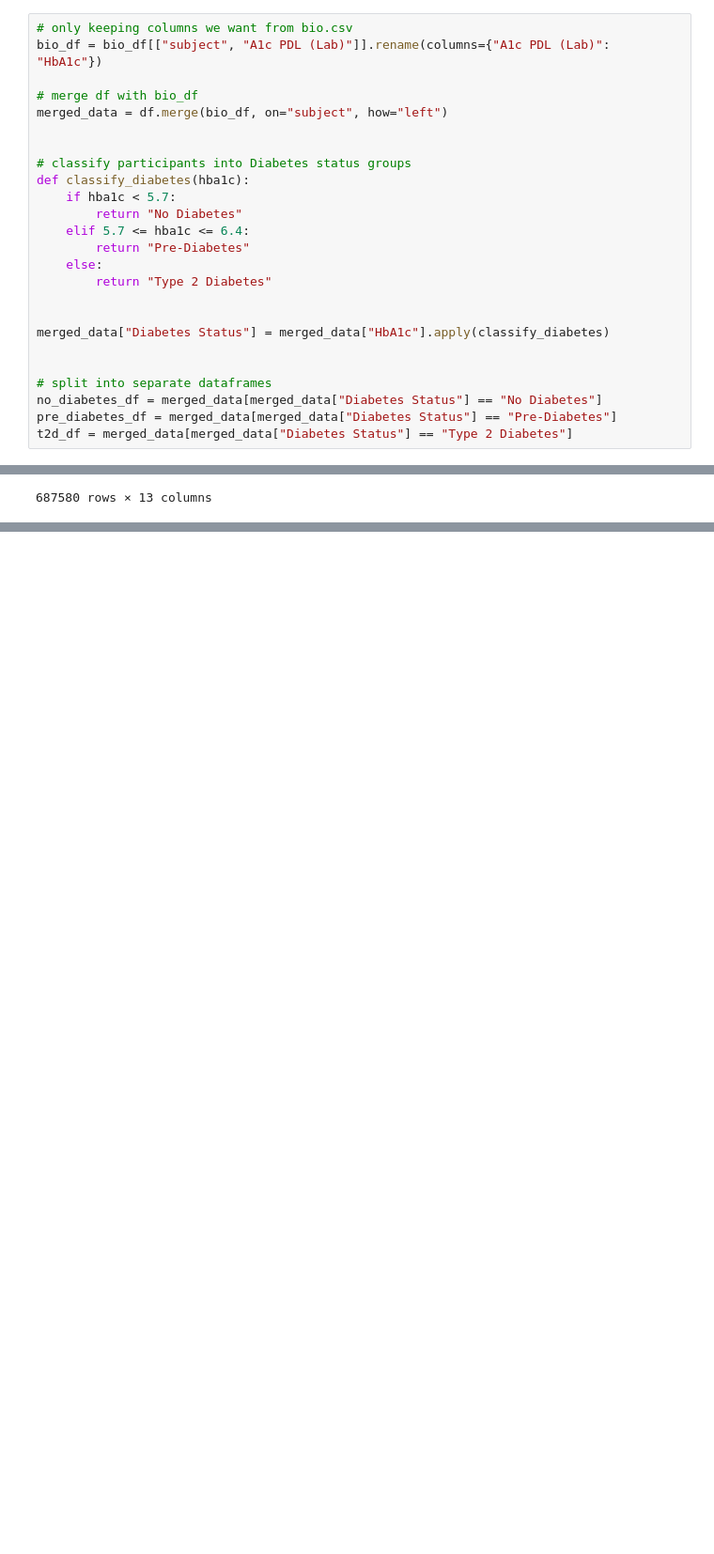
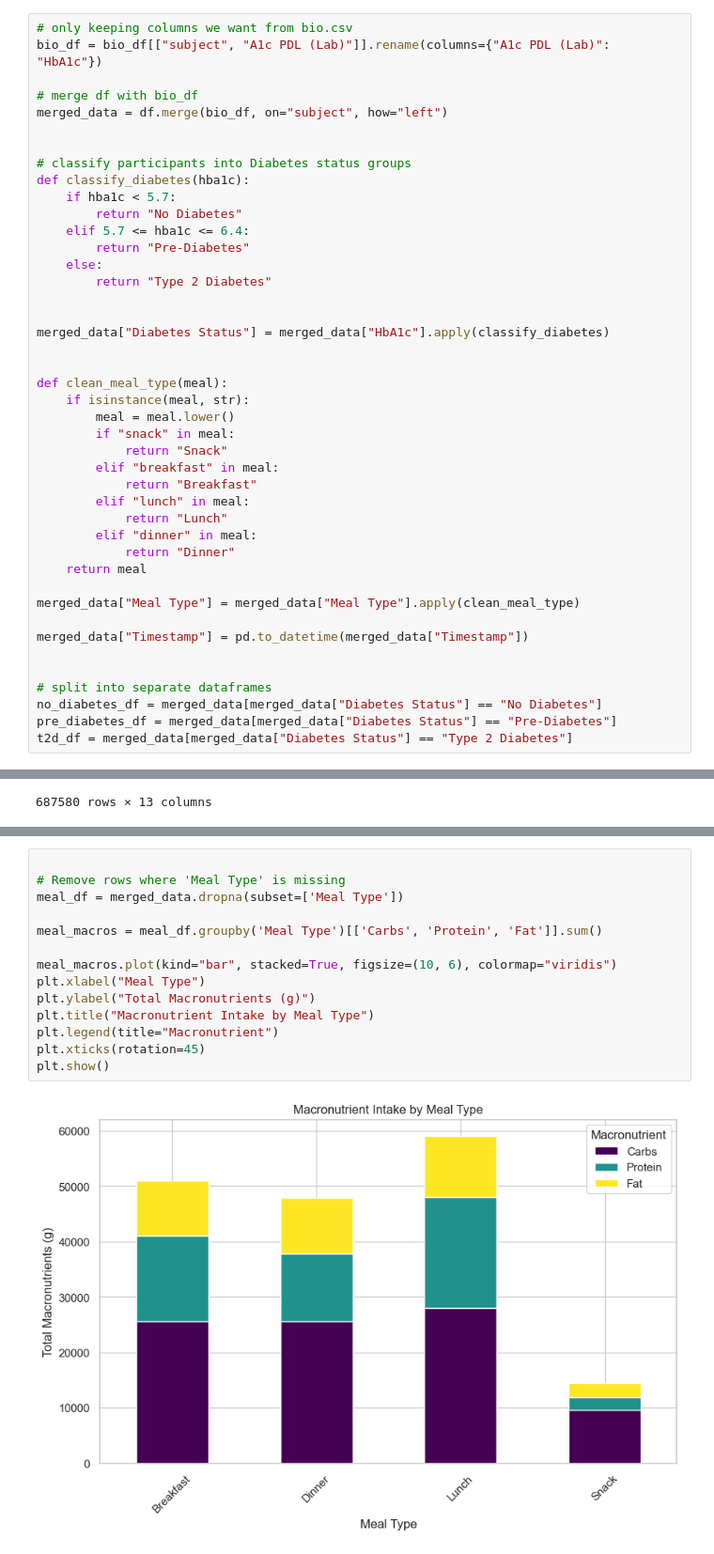
Before and after one commit to YooNice100/CGMacros, a Jupyter notebook: worko.ipynb, the cells around one changed output, grey strips where cells are left out. Shown: that part at 94% size. Cells and saved outputs as stored; diff of their text form; blank space fills up the shorter version.

Commit message:
2 graphs

```diff
--- a/worko.ipynb
+++ b/worko.ipynb
@@ -64,6 +66,24 @@ def classify_diabetes(hba1c):
 merged_data["Diabetes Status"] = merged_data["HbA1c"].apply(classify_diabetes)
 
 
+def clean_meal_type(meal):
+    if isinstance(meal, str):
+        meal = meal.lower()
+        if "snack" in meal:
+            return "Snack"
+        elif "breakfast" in meal:
+            return "Breakfast"
+        elif "lunch" in meal:
+            return "Lunch"
+        elif "dinner" in meal:
+            return "Dinner"
+    return meal
+
+merged_data["Meal Type"] = merged_data["Meal Type"].apply(clean_meal_type)
+
+merged_data["Timestamp"] = pd.to_datetime(merged_data["Timestamp"])
+
+
 # split into separate dataframes
 no_diabetes_df = merged_data[merged_data["Diabetes Status"] == "No Diabetes"]
 pre_diabetes_df = merged_data[merged_data["Diabetes Status"] == "Pre-Diabetes"]
@@ -94,0 +119,16 @@ Name: subject, dtype: int64
+# %%
+
+# Remove rows where 'Meal Type' is missing
+meal_df = merged_data.dropna(subset=['Meal Type'])
+
+meal_macros = meal_df.groupby('Meal Type')[['Carbs', 'Protein', 'Fat']].sum()
+
+meal_macros.plot(kind="bar", stacked=True, figsize=(10, 6), colormap="viridis")
+plt.xlabel("Meal Type")
+plt.ylabel("Total Macronutrients (g)")
+plt.title("Macronutrient Intake by Meal Type")
+plt.legend(title="Macronutrient")
+plt.xticks(rotation=45)
+plt.show()
+# %% [output]
+[figure, added]
```
Also changed, not shown: parts of 6 cells of this notebook.
